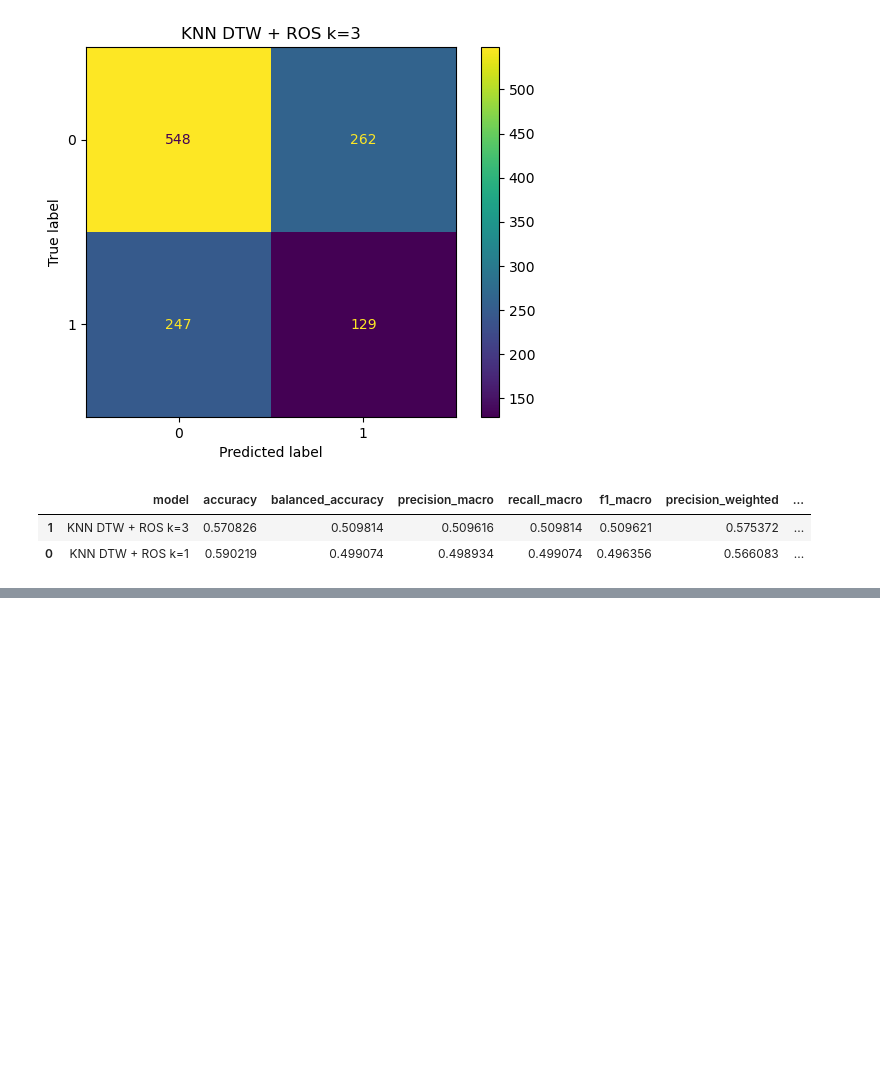
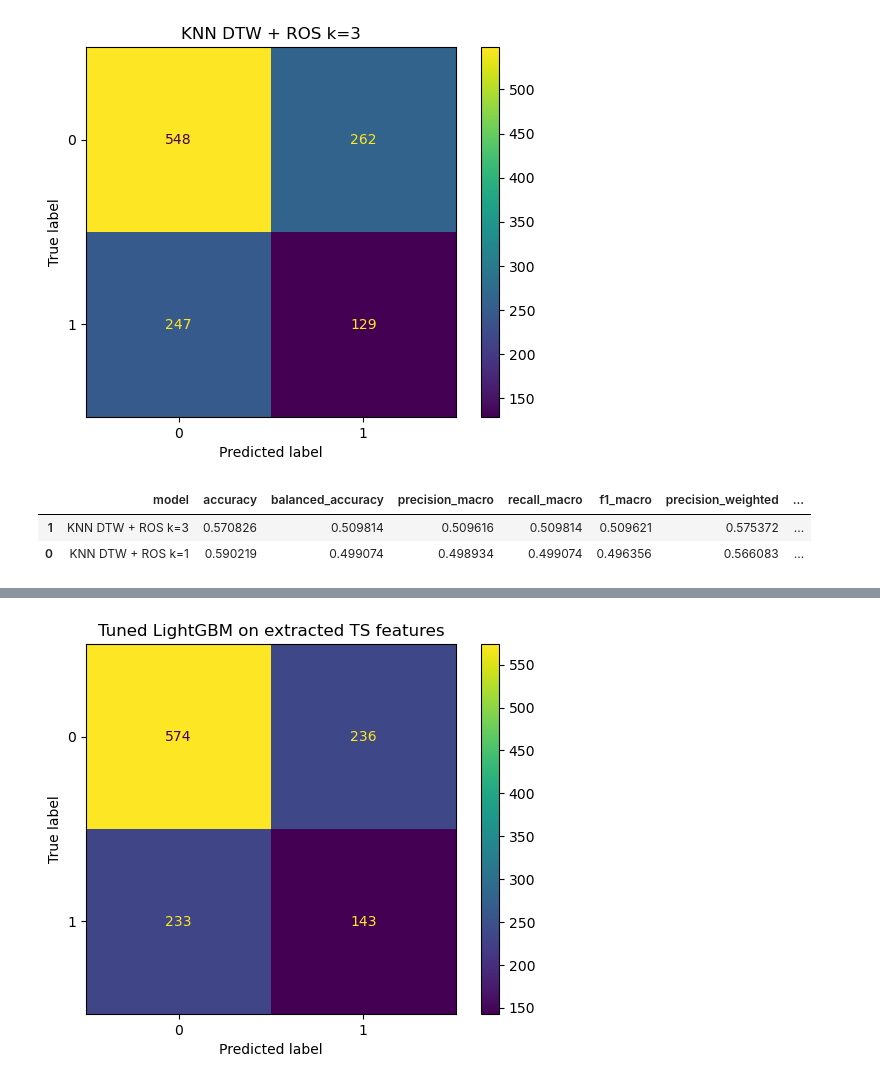
Before and after one commit to lorenzobuccolini03/Data-Mining---Advanced-Topics, a Jupyter notebook: Time Series Analysis/Classification.ipynb, the cells around one changed output, grey strips where cells are left out. Cells and saved outputs as stored; diff of their text form; code cells hidden in the pictures; blank space fills up the shorter version.

```diff
--- a/Time Series Analysis/Classification.ipynb
+++ b/Time Series Analysis/Classification.ipynb
@@ -1364,0 +1584,80 @@ weighted avg       0.58      0.57      0.57      1186
+# %%
+# ------------------------------------------------------------
+# LightGBM hyperparameter tuning with subject-aware CV
+# No test leakage: groups_train is used inside cross-validation
+# ------------------------------------------------------------
+
+n_train_subjects = len(np.unique(groups_train))
+n_splits_lgbm = min(5, n_train_subjects)
+
+if n_splits_lgbm < 2:
+    raise ValueError("Not enough training subjects for group cross-validation.")
+
+cv_lgbm = StratifiedGroupKFold(
+    n_splits=n_splits_lgbm,
+    shuffle=True,
+    random_state=random_state
+)
+
+lgbm_for_search = lgb.LGBMClassifier(
+    objective="binary",
+    boosting_type="gbdt",
+    scale_pos_weight=scale_pos_weight,
+    random_state=random_state,
+    n_jobs=-1,
+    verbose=-1
+)
+
+param_distributions = {
+    "n_estimators": [200, 400, 600, 800],
+    "learning_rate": [0.01, 0.03, 0.05, 0.08],
+    "num_leaves": [15, 31, 63],
+    "max_depth": [-1, 4, 6, 8],
+    "min_child_samples": [10, 20, 40, 60],
+    "subsample": [0.7, 0.8, 0.9, 1.0],
+    "colsample_bytree": [0.7, 0.8, 0.9, 1.0],
+    "reg_alpha": [0.0, 0.01, 0.1, 0.5],
+    "reg_lambda": [0.0, 0.1, 1.0, 5.0]
+}
+
+lgbm_search = RandomizedSearchCV(
+    estimator=lgbm_for_search,
+    param_distributions=param_distributions,
+    n_iter=40,
+    scoring="balanced_accuracy",
+    cv=cv_lgbm,
+    random_state=random_state,
+    n_jobs=-1,
+    verbose=1,
+    refit=True
+)
+
+lgbm_search.fit(
+    X_train_tab,
+    y_train,
+    groups=groups_train
+)
+
+print("Best CV balanced accuracy:", lgbm_search.best_score_)
+print("Best parameters:")
+print(lgbm_search.best_params_)
+
+best_lgbm = lgbm_search.best_estimator_
+
+y_pred_lgbm_tuned = best_lgbm.predict(X_test_tab)
+
+positive_class_index = list(best_lgbm.classes_).index(1)
+y_score_lgbm_tuned = best_lgbm.predict_proba(X_test_tab)[:, positive_class_index]
+
+lgbm_tuned_result = evaluate_classifier(
+    model_name="Tuned LightGBM on extracted TS features",
+    y_true=y_test,
+    y_pred=y_pred_lgbm_tuned,
+    y_score=y_score_lgbm_tuned
+)
+
+lgbm_tuned_result["method_family"] = "feature_based_lightgbm"
+lgbm_tuned_result["representation"] = "global-scaled PAA -> statistical tabular features"
+lgbm_tuned_result["imbalance_strategy"] = "scale_pos_weight"
+lgbm_tuned_result["best_cv_balanced_accuracy"] = lgbm_search.best_score_
+# %% [output]
@@ -1364,0 +1678 @@ weighted avg       0.58      0.57      0.57      1186
+[figure, added]
```
Also changed, not shown: parts of 22 cells of this notebook, 18 other files.
